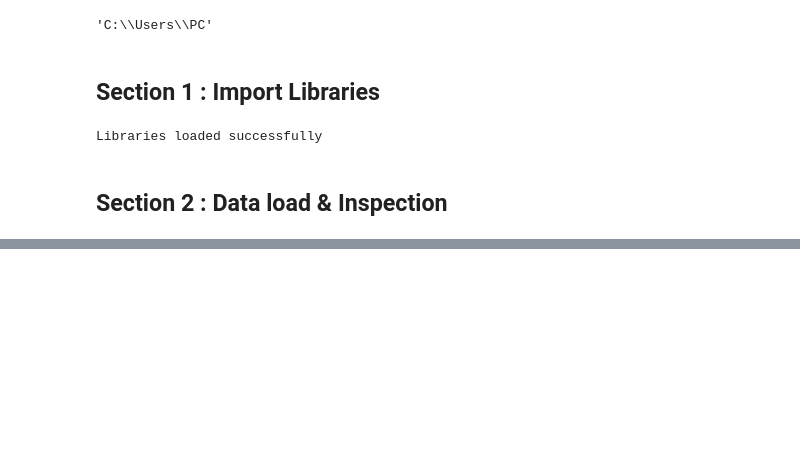
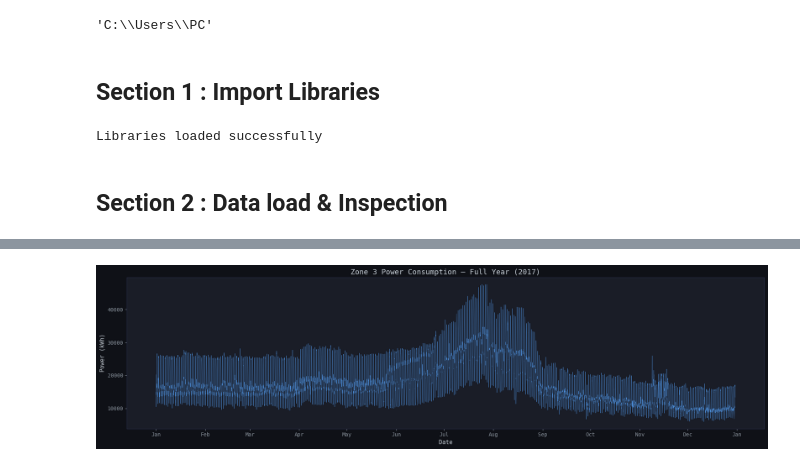
Before and after one commit to afeefanver/Power-consumption-Prediction-, a Jupyter notebook: EDA_Pwr.ipynb, the cells around one changed output, grey strips where cells are left out. Cells and saved outputs as stored; diff of their text form; code cells hidden in the pictures; blank space fills up the shorter version.

```diff
--- a/EDA_Pwr.ipynb
+++ b/EDA_Pwr.ipynb
@@ -97,0 +208,27 @@ dtype: object
+# %%
+# Extract Time Features for Analysis
+df['Hour']    = df['Datetime'].dt.hour
+df['Month']   = df['Datetime'].dt.month
+df['DayOfWeek'] = df['Datetime'].dt.dayofweek
+df['Season']  = df['Month'].map({
+    12:'Winter', 1:'Winter', 2:'Winter',
+    3:'Spring',  4:'Spring', 5:'Spring',
+    6:'Summer',  7:'Summer', 8:'Summer',
+    9:'Autumn',  10:'Autumn', 11:'Autumn'
+})
+df['IsWeekend'] = (df['DayOfWeek'] >= 5).astype(int)
+# %%
+# Full Time-Series Plot
+fig, ax = plt.subplots(figsize=(18, 5))
+ax.plot(df['Datetime'], df['PowerConsumption_Zone3'],
+        color='#58a6ff', linewidth=0.4, alpha=0.85)
+ax.set_title('Zone 3 Power Consumption — Full Year (2017)', fontsize=14)
+ax.set_xlabel('Date')
+ax.set_ylabel('Power (kWh)')
+ax.xaxis.set_major_formatter(mdates.DateFormatter('%b'))
+ax.xaxis.set_major_locator(mdates.MonthLocator())
+plt.tight_layout()
+plt.savefig('plots/04_timeseries.png', dpi=150, bbox_inches='tight')
+plt.show()
+# %% [output]
+[figure, added]
```
Also changed, not shown: parts of 21 cells of this notebook.
